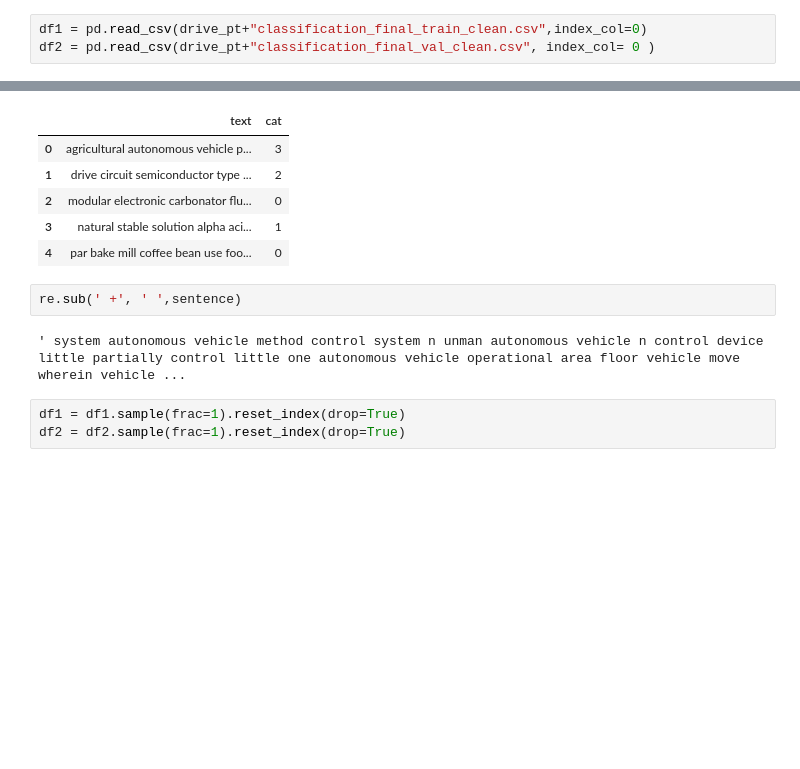
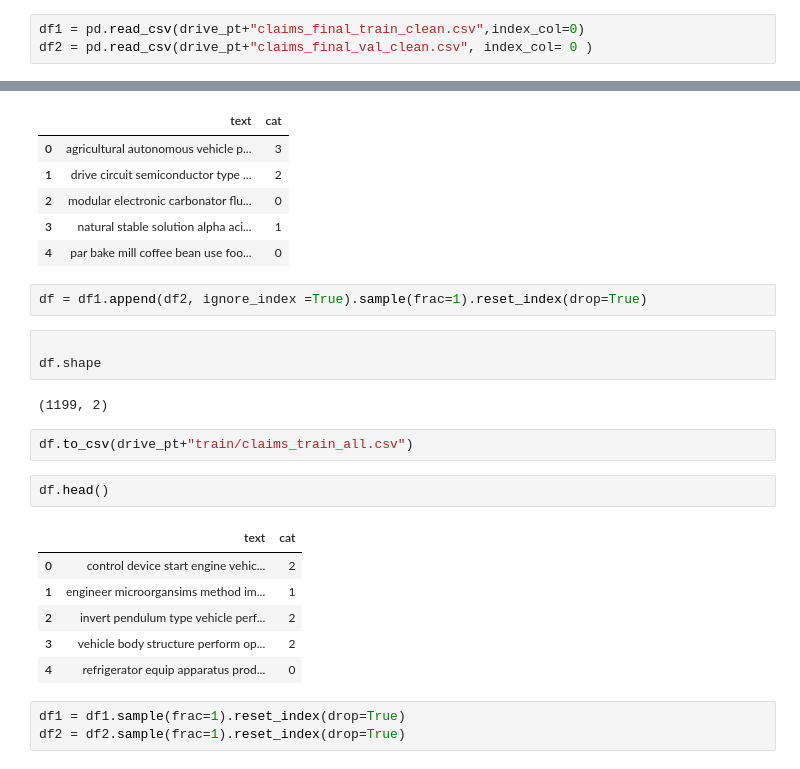
Before and after one commit to Nilanshrajput/AdvitiyaHackathon, a Jupyter notebook: BertV2_fastai.ipynb, the cells around one changed output, grey strips where cells are left out. Saved outputs shown, nothing was run; the diff lists cells and outputs as text; blank space fills up the shorter version.

Commit message:
loading v4 model and making training on full data

```diff
--- a/BertV2_fastai.ipynb
+++ b/BertV2_fastai.ipynb
@@ -41,8 +44,8 @@ drive_pt="/content/drive/My Drive/dl_projects/AdvitiyaHackathon/"
 git_path = "AdvitiyaHackathon/"
 path = drive_pt+"ScrappeData"
 # %%
-df1 = pd.read_csv(drive_pt+"classification_final_train_clean.csv",index_col=0)
-df2 = pd.read_csv(drive_pt+"classification_final_val_clean.csv", index_col= 0 )
+df1 = pd.read_csv(drive_pt+"claims_final_train_clean.csv",index_col=0)
+df2 = pd.read_csv(drive_pt+"claims_final_val_clean.csv", index_col= 0 )
 # %%
 df1.head()
 # %% [output]
@@ -52,10 +55,24 @@ df1.head()
 | 2 | modular electronic carbonator flu... | 0 |
 | 3 | natural stable solution alpha aci... | 1 |
 | 4 | par bake mill coffee bean use foo... | 0 |
-# %%
-re.sub(' +', ' ',sentence)
-# %% [output]
-' system autonomous vehicle method control system n unman autonomous vehicle n control device little partially control little one autonomous vehicle operational area floor vehicle move wherein vehicle ...
+# %%
+df = df1.append(df2, ignore_index =True).sample(frac=1).reset_index(drop=True)
+# %%
+
+df.shape
+# %% [output]
+(1199, 2)
+# %%
+df.to_csv(drive_pt+"train/claims_train_all.csv")
+# %%
+df.head()
+# %% [output]
+|  | text | cat |
+| 0 | control device start engine vehic... | 2 |
+| 1 | engineer microorgansims method im... | 1 |
+| 2 | invert pendulum type vehicle perf... | 2 |
+| 3 | vehicle body structure perform op... | 2 |
+| 4 | refrigerator equip apparatus prod... | 0 |
 # %%
 df1 = df1.sample(frac=1).reset_index(drop=True)
 df2 = df2.sample(frac=1).reset_index(drop=True)
```
Also changed, not shown: parts of 10 cells of this notebook.
